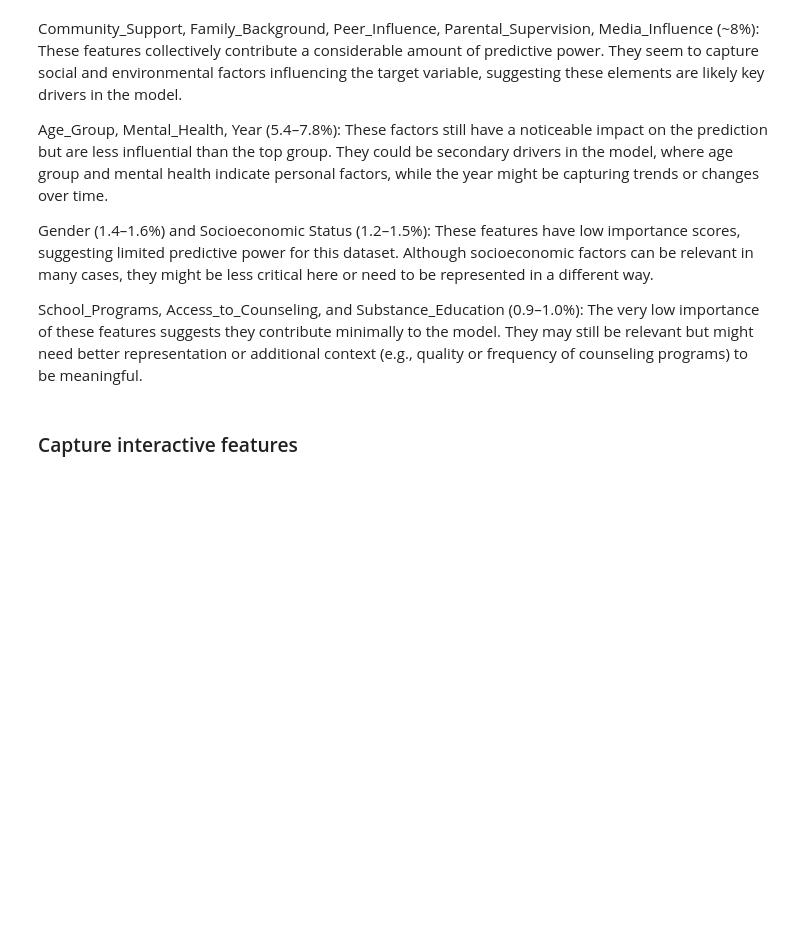
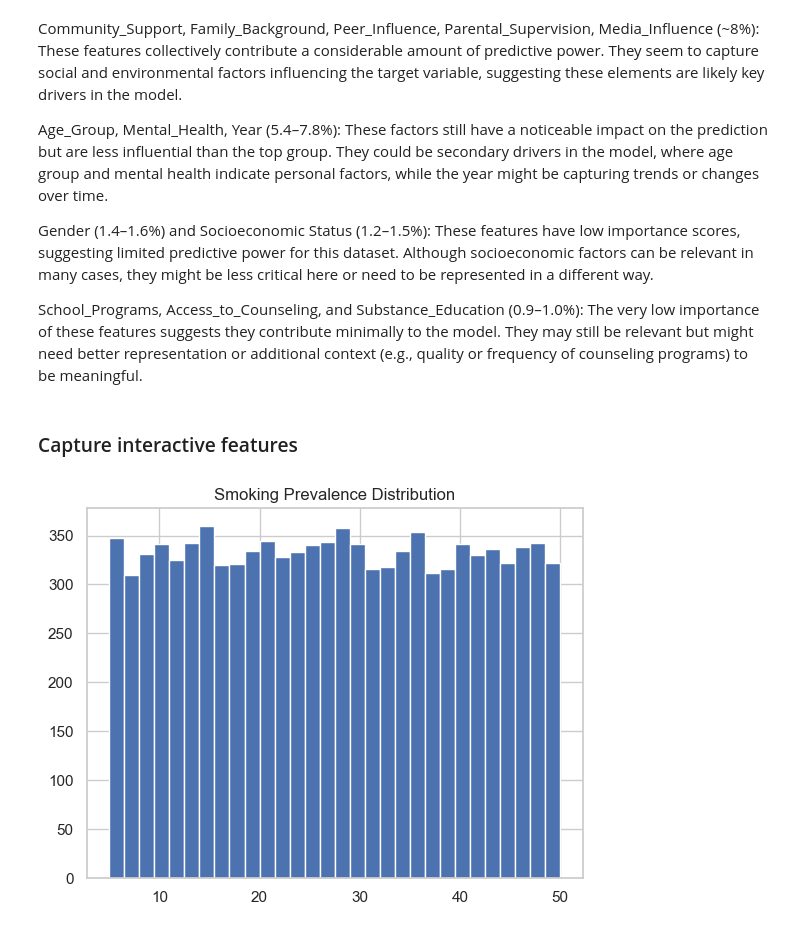
Before and after one commit to victoriamuinde07/Youth-drug-Abuse-model, a Jupyter notebook: index.ipynb, the cells around one changed output. Saved outputs shown, nothing was run; the diff lists cells and outputs as text; code cells hidden in the pictures; blank space fills up the shorter version.

Commit message:
log transformation for skewed variables

```diff
--- a/index.ipynb
+++ b/index.ipynb
@@ -798,3 +798,17 @@ df['Parental_Supervision_Media_Influence'] = df['Parental_Supervision'] * df['Me
 df['Gender_Peer_Influence'] = df['Gender_Male'] * df['Peer_Influence']  # example for male only
 df['Socioeconomic_Parental_Supervision'] = df['Socioeconomic_Status_Middle'] * df['Parental_Supervision']
 df['School_Programs_Smoking'] = df['School_Programs_Yes'] * df['Smoking_Prevalence']
+# %%
+import numpy as np
+import matplotlib.pyplot as plt
+
+# Check skewness
+plt.hist(df['Smoking_Prevalence'], bins=30)
+plt.title("Smoking Prevalence Distribution")
+plt.show()
+
+# Log transform if skewed
+df['Smoking_Prevalence_Log'] = np.log1p(df['Smoking_Prevalence'])
+df['Media_Influence_Log'] = np.log1p(df['Media_Influence'])
+# %% [output]
+[figure, added]
```
